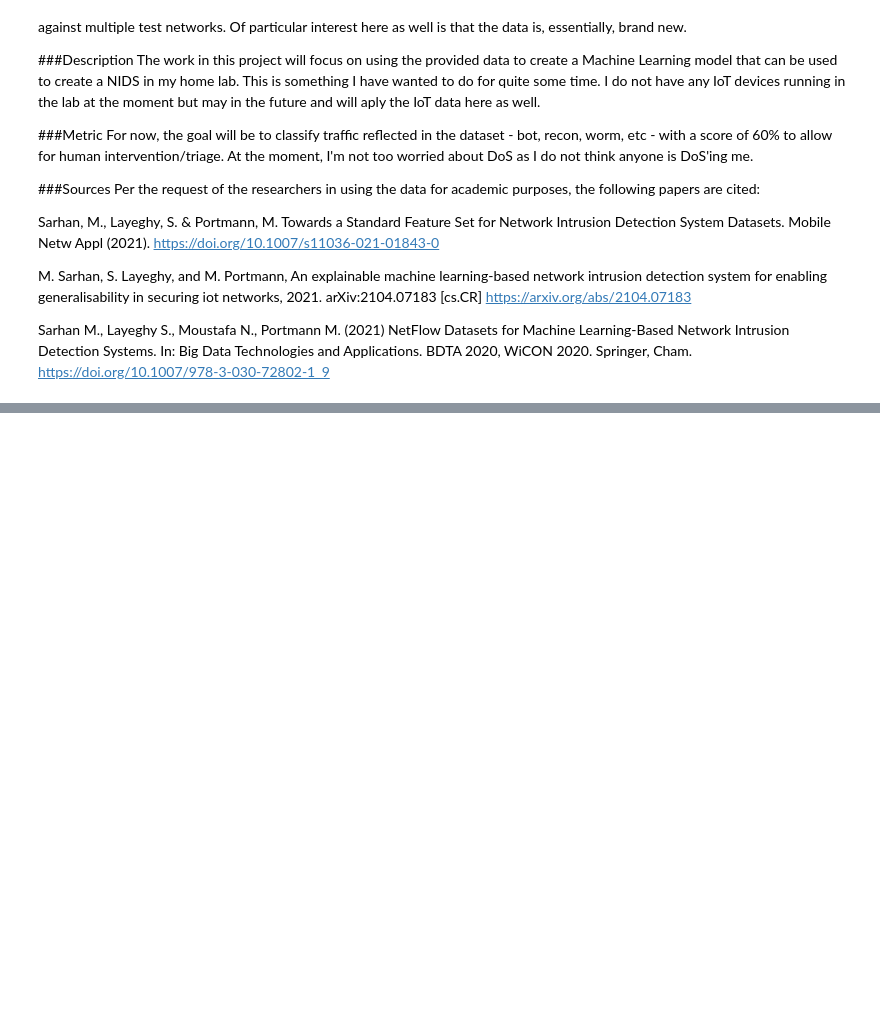
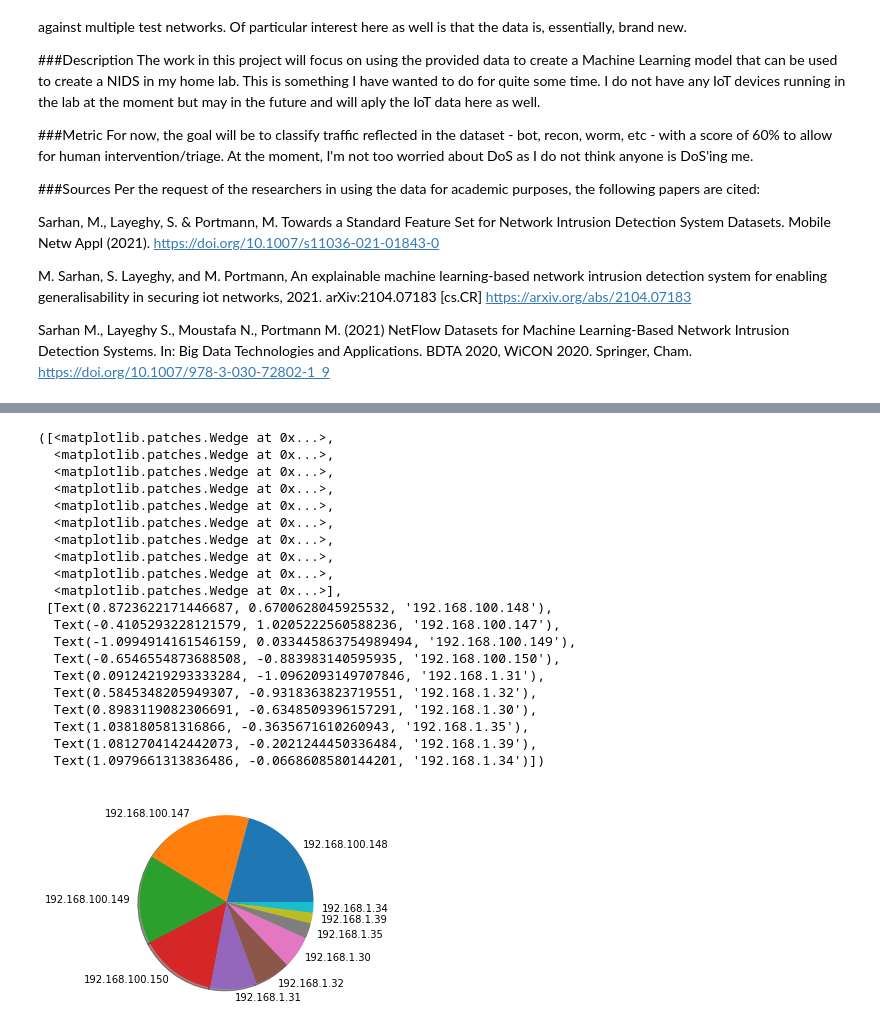
Before and after one commit to vanderbilt-ml/51-boyce-mlproj-NIDS, a Jupyter notebook: NIDS.ipynb, the cells around one changed output, grey strips where cells are left out. Saved outputs shown, nothing was run; the diff lists cells and outputs as text; code cells hidden in the pictures; blank space fills up the shorter version.

```diff
--- a/NIDS.ipynb
+++ b/NIDS.ipynb
@@ -23 +32,3 @@ Sarhan M., Layeghy S., Moustafa N., Portmann M. (2021) NetFlow Datasets for Mach
+# %%
+transactions = pd.read_csv('NF-UQ-NIDS-v2_half.csv', nrows=2000)
 # %% [markdown]
@@ -29,0 +114,27 @@ Downloading nfuqnidsv2-network-intrusion-detection-dataset.zip to /root
+# %%
+#visualize top 10 src IPs
+#running on top 10 for display purposes
+src_ips = transactions['IPV4_SRC_ADDR'].value_counts()[:10]
+plt.pie(src_ips, labels=src_ips.index, shadow = True)
+# %% [output]
+([<matplotlib.patches.Wedge at 0x...>,
+  <matplotlib.patches.Wedge at 0x...>,
+  <matplotlib.patches.Wedge at 0x...>,
+  <matplotlib.patches.Wedge at 0x...>,
+  <matplotlib.patches.Wedge at 0x...>,
+  <matplotlib.patches.Wedge at 0x...>,
+  <matplotlib.patches.Wedge at 0x...>,
+  <matplotlib.patches.Wedge at 0x...>,
+  <matplotlib.patches.Wedge at 0x...>,
+  <matplotlib.patches.Wedge at 0x...>],
+ [Text(0.8723622171446687, 0.6700628045925532, '192.168.100.148'),
+  Text(-0.4105293228121579, 1.0205222560588236, '192.168.100.147'),
+  Text(-1.0994914161546159, 0.033445863754989494, '192.168.100.149'),
+  Text(-0.6546554873688508, -0.883983140595935, '192.168.100.150'),
+  Text(0.09124219293333284, -1.0962093149707846, '192.168.1.31'),
+  Text(0.5845348205949307, -0.9318363823719551, '192.168.1.32'),
+  Text(0.8983119082306691, -0.6348509396157291, '192.168.1.30'),
+  Text(1.038180581316866, -0.3635671610260943, '192.168.1.35'),
+  Text(1.0812704142442073, -0.2021244450336484, '192.168.1.39'),
+  Text(1.0979661313836486, -0.0668608580144201, '192.168.1.34')])
+[figure, added]
```
Also changed, not shown: parts of 10 cells of this notebook.
